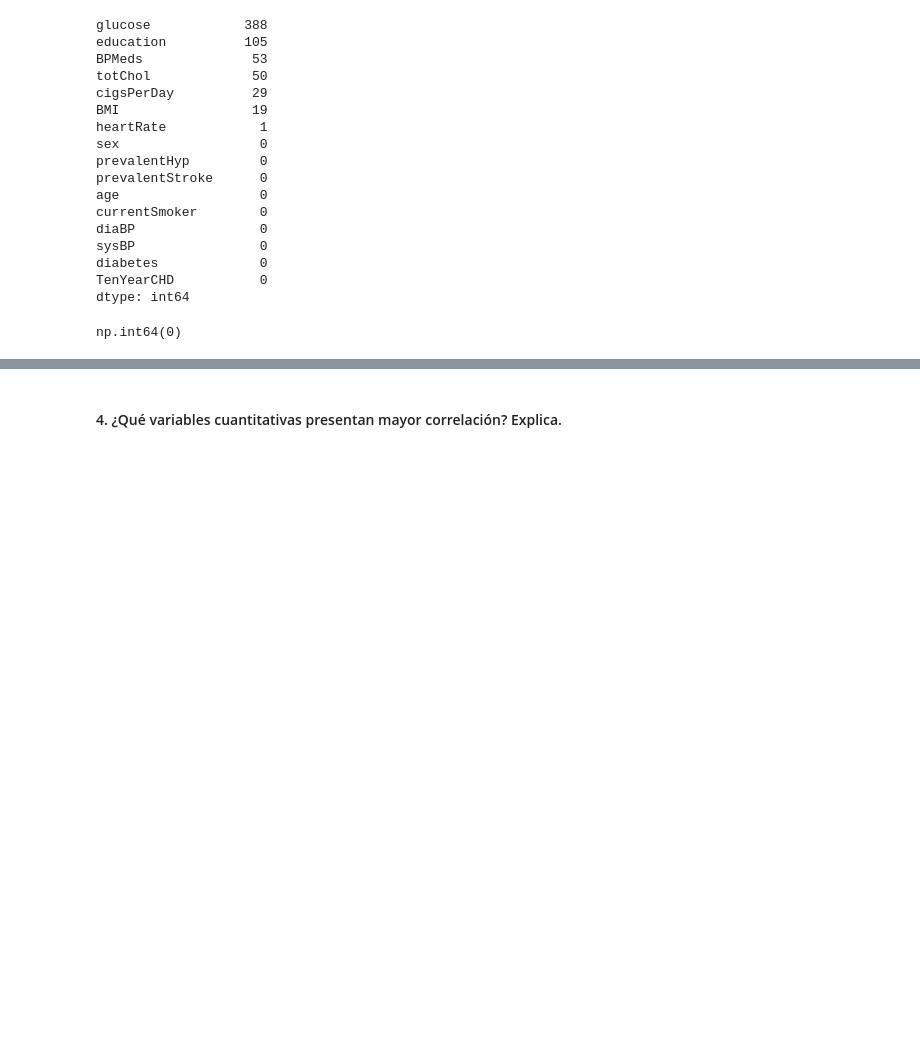
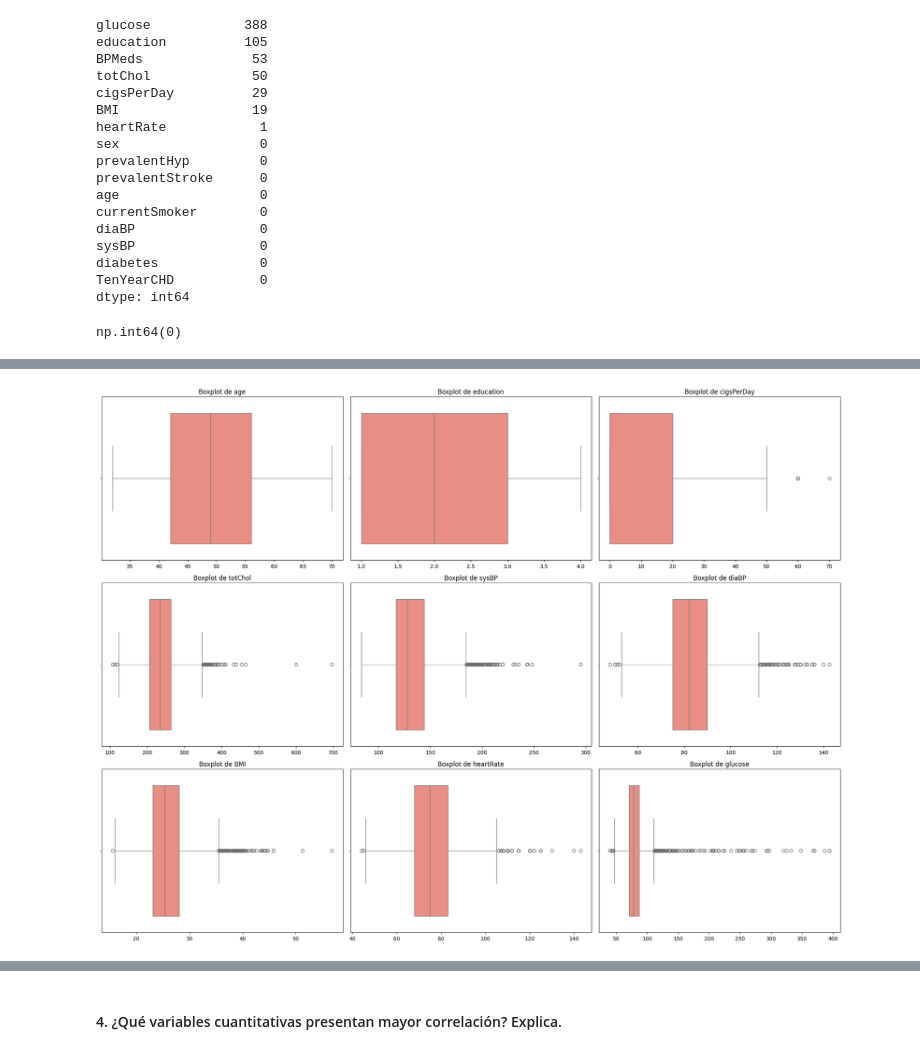
Before and after one commit to santoleal/data_science_homework, a Jupyter notebook: 4.ESTADISTICA PYTHON/DESAFIO7/Prueba - Análisis Estadístico con Python.ipynb, the cells around one changed output, grey strips where cells are left out. Drawn from its saved outputs; the diff is of its cells as text; code cells hidden in the pictures; blank space fills up the shorter version.

```diff
--- a/4.ESTADISTICA PYTHON/DESAFIO7/Prueba - Análisis Estadístico con Python.ipynb
+++ b/4.ESTADISTICA PYTHON/DESAFIO7/Prueba - Análisis Estadístico con Python.ipynb
@@ -136,25 +123,0 @@ round(df_cardio.describe(),2)
-# %%
-# Seleccionar las tres variables cuantitativas
-variables = ['age', 'totChol', 'BMI']
-
-# Calcular indicadores estadísticos
-descriptive_stats = df[variables].describe()
-print(descriptive_stats)
-
-# Graficar histogramas y boxplots
-fig, axes = plt.subplots(2, 3, figsize=(15, 10))
-
-for i, var in enumerate(variables):
-    sns.histplot(df[var], kde=True, ax=axes[0, i])
-    axes[0, i].set_title(f'Histograma de {var}')
-
-    sns.boxplot(y=df[var], ax=axes[1, i])
-    axes[1, i].set_title(f'Boxplot de {var}')
-
-plt.tight_layout()
-plt.show()
-
-# Calcular la dispersión (coeficiente de variación)
-dispersion = descriptive_stats.loc['std'] / descriptive_stats.loc['mean']
-print("Dispersión (Coeficiente de variación):")
-print(dispersion)
@@ -208,0 +283,3 @@ max      35.420000   143.000000   394.000000     1.000000
+# %%
+df_cardio_num = df_cardio[['age','education','cigsPerDay','totChol','sysBP','diaBP','BMI','heartRate','glucose']]
+df_cardio_num
@@ -208,0 +327,13 @@ max      35.420000   143.000000   394.000000     1.000000
+# %%
+# Para representar este cuadro, exploremos los datos en bruto con un subplots tipo boxplot
+
+fig, axes = plt.subplots(3, 3, figsize=(20, 15))
+axes = axes.flatten()
+for i, col in enumerate(df_cardio_num.columns):
+    sns.boxplot(x=df_cardio_num[col], ax=axes[i], color='salmon')
+    axes[i].set_title(f'Boxplot de {col}')
+    axes[i].set_xlabel('')
+    axes[i].set_ylabel('')
+    plt.tight_layout()
+# %% [output]
+[figure, added]
```
Also changed, not shown: parts of 90 cells of this notebook.
